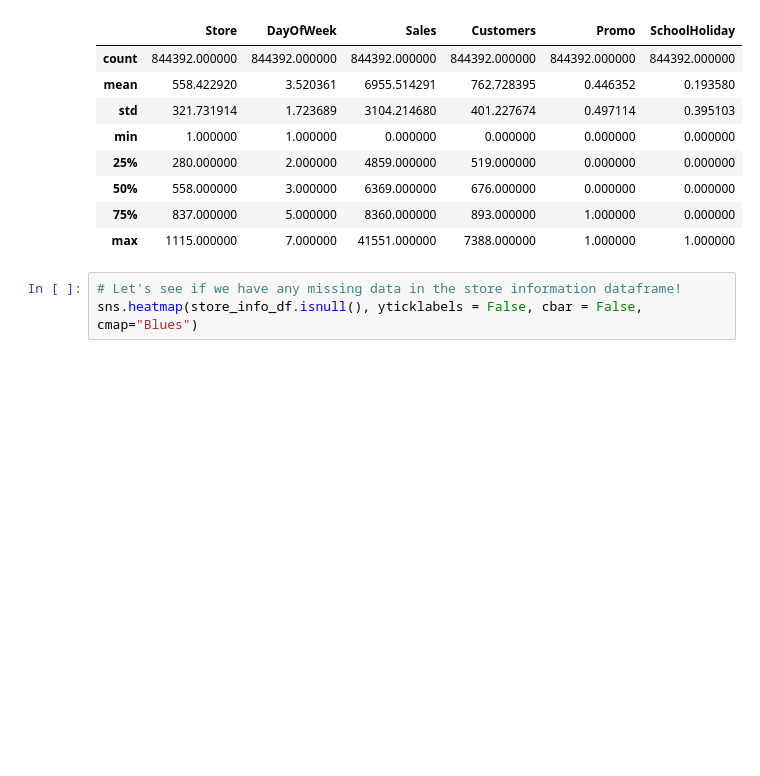
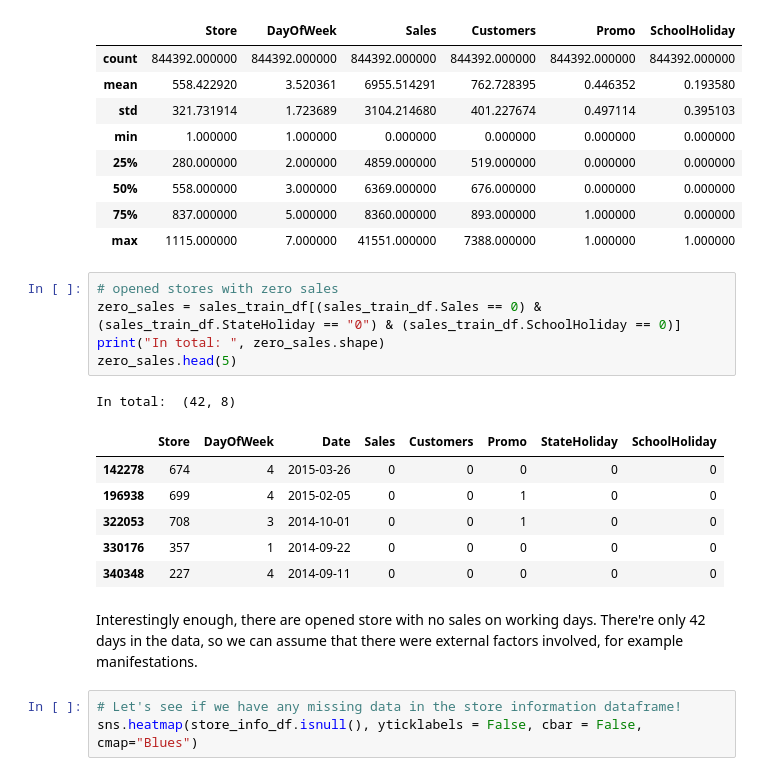
Before and after one commit to ToanNV/bps-asm, a Jupyter notebook: asm2/rossmann_store_sales_solution.ipynb, the cells around one changed output. Saved outputs shown, nothing was run; the diff lists cells and outputs as text; blank space fills up the shorter version.

Commit message:
Opened stores with zero sales

```diff
--- a/asm2/rossmann_store_sales_solution.ipynb
+++ b/asm2/rossmann_store_sales_solution.ipynb
@@ -211,6 +211,21 @@ sales_train_df.describe()
 | 50% | 558.000000 | 3.000000 | 6369.000000 | 676.000000 | 0.000000 | 0.000000 |
 | 75% | 837.000000 | 5.000000 | 8360.000000 | 893.000000 | 1.000000 | 0.000000 |
 | max | 1115.000000 | 7.000000 | 41551.000000 | 7388.000000 | 1.000000 | 1.000000 |
+# %%
+# opened stores with zero sales
+zero_sales = sales_train_df[(sales_train_df.Sales == 0) & (sales_train_df.StateHoliday == "0") & (sales_train_df.SchoolHoliday == 0)]
+print("In total: ", zero_sales.shape)
+zero_sales.head(5)
+# %% [output]
+In total:  (42, 8)
+|  | Store | DayOfWeek | Date | Sales | Customers | Promo | StateHoliday | SchoolHoliday |
+| 142278 | 674 | 4 | 2015-03-26 | 0 | 0 | 0 | 0 | 0 |
+| 196938 | 699 | 4 | 2015-02-05 | 0 | 0 | 1 | 0 | 0 |
+| 322053 | 708 | 3 | 2014-10-01 | 0 | 0 | 1 | 0 | 0 |
+| 330176 | 357 | 1 | 2014-09-22 | 0 | 0 | 0 | 0 | 0 |
+| 340348 | 227 | 4 | 2014-09-11 | 0 | 0 | 0 | 0 | 0 |
+# %% [markdown]
+Interestingly enough, there are opened store with no sales on working days. There're only 42 days in the data, so we can assume that there were external factors involved, for example manifestations.
 # %%
 # Let's see if we have any missing data in the store information dataframe!
 sns.heatmap(store_info_df.isnull(), yticklabels = False, cbar = False, cmap="Blues")
```
Also changed, not shown: parts of 2 cells of this notebook.
